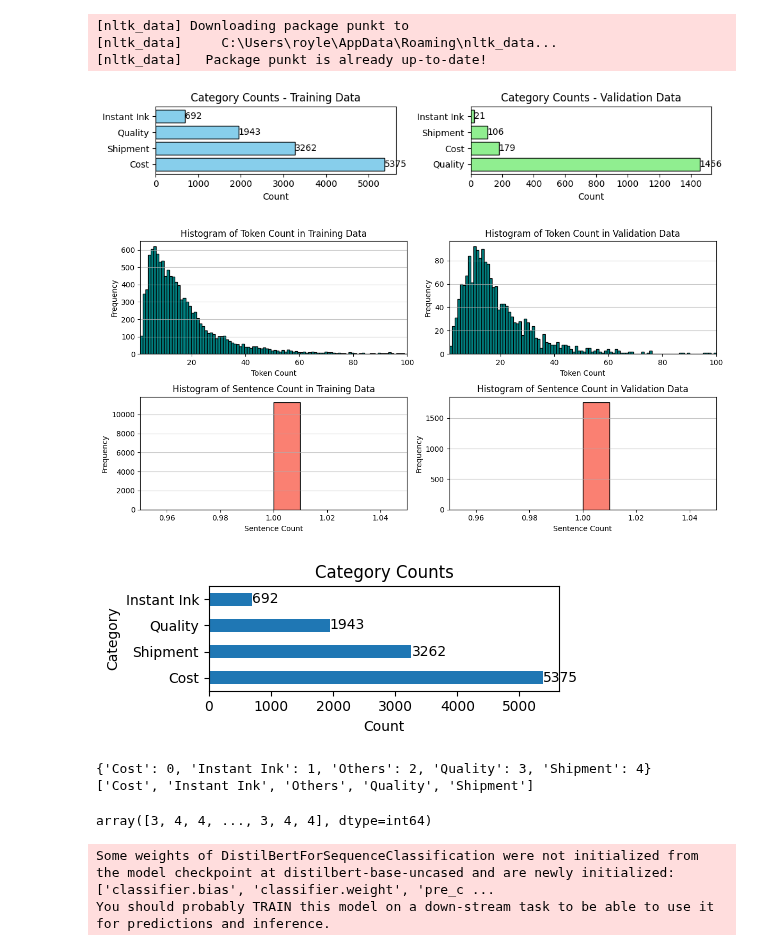
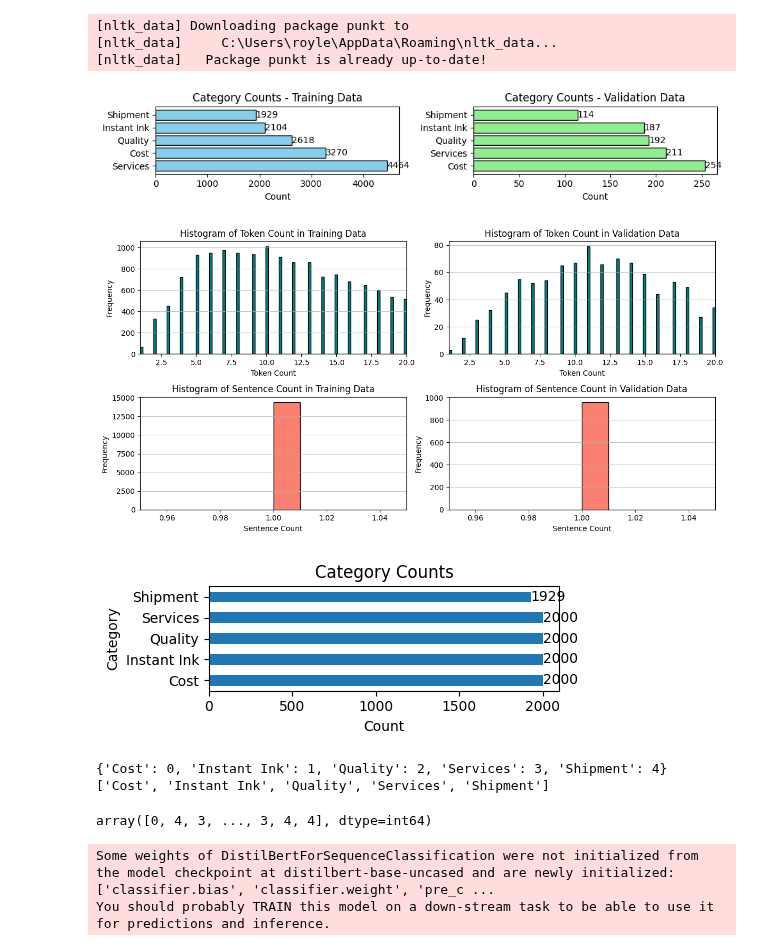
Before and after one commit to wd686/InkSightAnalyzer, a Jupyter notebook: distilbert (category).ipynb, the cells around one changed output. Drawn from its saved outputs; the diff is of its cells as text; code cells hidden in the pictures.

```diff
--- a/distilbert (category).ipynb
+++ b/distilbert (category).ipynb
@@ -36,14 +36,14 @@ Using device: cuda
 [nltk_data]     C:\Users\royle\AppData\Roaming\nltk_data...
 [nltk_data]   Package punkt is already up-to-date!
 # %%
-df = pd.read_csv('combined_dfv2.csv', dtype=str)
+df = pd.read_csv('combined_dfv3.csv', dtype=str)
 
 # 'max_predicted_aspect'  : Ground Truth Aspects / Labels
 # 'Combined Text'         : Review Content for Aspect Predictions / Texts
 
 ### Data Preparation Steps for Model Training Data
 # 1.1 Removal of NaN from Labels and Texts                  ✔️
-# 1.2 Renaming of Labels, Product/print Quality -> Quality  ✔️
+# 1.2 Renaming of Labels, Product/print Quality -> Quality  ✔️ not required
 # 2.1 Creating measure for Token and Sentence Count         ✔️
 # 2.2 Filter by Review Length or Tokens                     ✔️
 # 3. Filter by Date,  Training: <Apr-24, Validation: Apr-24)✔️
@@ -52,7 +52,7 @@ df = pd.read_csv('combined_dfv2.csv', dtype=str)
 df = df.dropna(subset=['max_predicted_aspect', 'Combined Text'])
 
 # 1.2 Renaming of Labels, Product/print Quality -> Quality
-df['max_predicted_aspect'] = df['max_predicted_aspect'].replace({'Product/print quality': 'Quality'})
+# df['max_predicted_aspect'] = df['max_predicted_aspect'].replace({'Product/print quality': 'Quality'})
 
 # 2.1 Creating measure for Token and Sentence Count
 def count_tokens(text):
@@ -66,12 +66,12 @@ def count_sentences(text):
 df['sentence_count'] = df['Combined Text'].apply(count_sentences)
 
 # 2.2 Filter by Review Length and/or Tokens
-token_threshold = 100
+token_threshold = 20
 sentence_threshold = 1
 df = df[(df['token_count'] <= token_threshold) & (df['sentence_count'] <= sentence_threshold)]
 
 # 2.3 Filter out max_predicted_aspect = 'Others'
-df = df[df['max_predicted_aspect'] != 'Others'] ### Switch
+df = df[df['max_predicted_aspect'] != '0'] ### Switch
 
 # 3. Filter by Date,  Training: <Apr-24, Validation: Apr-24)
 mmm_yy1 = 'Jan-23'
@@ -111,7 +111,7 @@ axes[1].set_title('Category Counts - Validation Data')
 plt.tight_layout()
 plt.show()
 # %% [output]
-[figure, old version]
+[figure, new version]
 # %%
 # Create subplots: 2 rows and 2 columns
 fig, axes = plt.subplots(nrows=2, ncols=2, figsize=(12, 6))
@@ -159,28 +159,28 @@ axes[1, 1].grid(axis='y', alpha=0.75)
 plt.tight_layout()
 plt.show()
 # %% [output]
-[figure, old version]
+[figure, new version]
 # %%
 # sample equal no. of records from each label
-n_sample = 6000
+n_sample = 2000
 # sampled_df = (training_df.groupby('max_predicted_aspect').apply(lambda x: x.sample(n=min(len(x), n_sample), random_state=93)).reset_index(drop=True))   #random sampling
 sampled_df = (training_df.groupby('max_predicted_aspect').apply(lambda x: x.head(n=min(len(x), n_sample))).reset_index(drop=True))                      #most recent
 
 value_counts = sampled_df['max_predicted_aspect'].value_counts()
 
 # horizontal bar chart plot
 plt.figure(figsize=(5, 2))
 ax = value_counts.plot(kind='barh')
 for i in ax.containers:
     ax.bar_label(i)
 
 plt.xlabel('Count')
 plt.ylabel('Category')
 plt.title('Category Counts')
 plt.tight_layout()
 plt.show()
 # %% [output]
-[figure, old version]
+[figure, new version]
 # %%
 ### Select training dataset
 # training_df
@@ -197,11 +197,11 @@ from sklearn.preprocessing import LabelEncoder
 label_encoder = LabelEncoder()
 
 data_labels = df['max_predicted_aspect'].to_list()          # Original labels
-# data_labels = label_encoder.fit_transform(data_labels)      # Numeric labels
+data_labels = label_encoder.fit_transform(data_labels)      # Numeric labels
 
-aspect_labels = ['Cost', 'Instant Ink', 'Others', 'Quality', 'Shipment']
-label_encoder.fit(aspect_labels)
-data_labels = label_encoder.transform(data_labels).astype(np.int64)
+# aspect_labels = ['Cost', 'Instant Ink', 'Quality', 'Services', 'Shipment']
+# label_encoder.fit(aspect_labels)
+# data_labels = label_encoder.transform(data_labels).astype(np.int64)
 
 # Get the mapping of original labels to numeric labels
 label_mapping = dict(zip(label_encoder.classes_, range(len(label_encoder.classes_))))
@@ -214,9 +214,9 @@ print(label_encoder.classes_.tolist())
 
 data_labels
 # %% [output]
-{'Cost': 0, 'Instant Ink': 1, 'Others': 2, 'Quality': 3, 'Shipment': 4}
-['Cost', 'Instant Ink', 'Others', 'Quality', 'Shipment']
+{'Cost': 0, 'Instant Ink': 1, 'Quality': 2, 'Services': 3, 'Shipment': 4}
+['Cost', 'Instant Ink', 'Quality', 'Services', 'Shipment']
-array([3, 4, 4, ..., 3, 4, 4], dtype=int64)
+array([0, 4, 3, ..., 3, 4, 4], dtype=int64)
 # %%
 import torch
 import numpy as np
```
Also changed, not shown: parts of 3 cells of this notebook.
